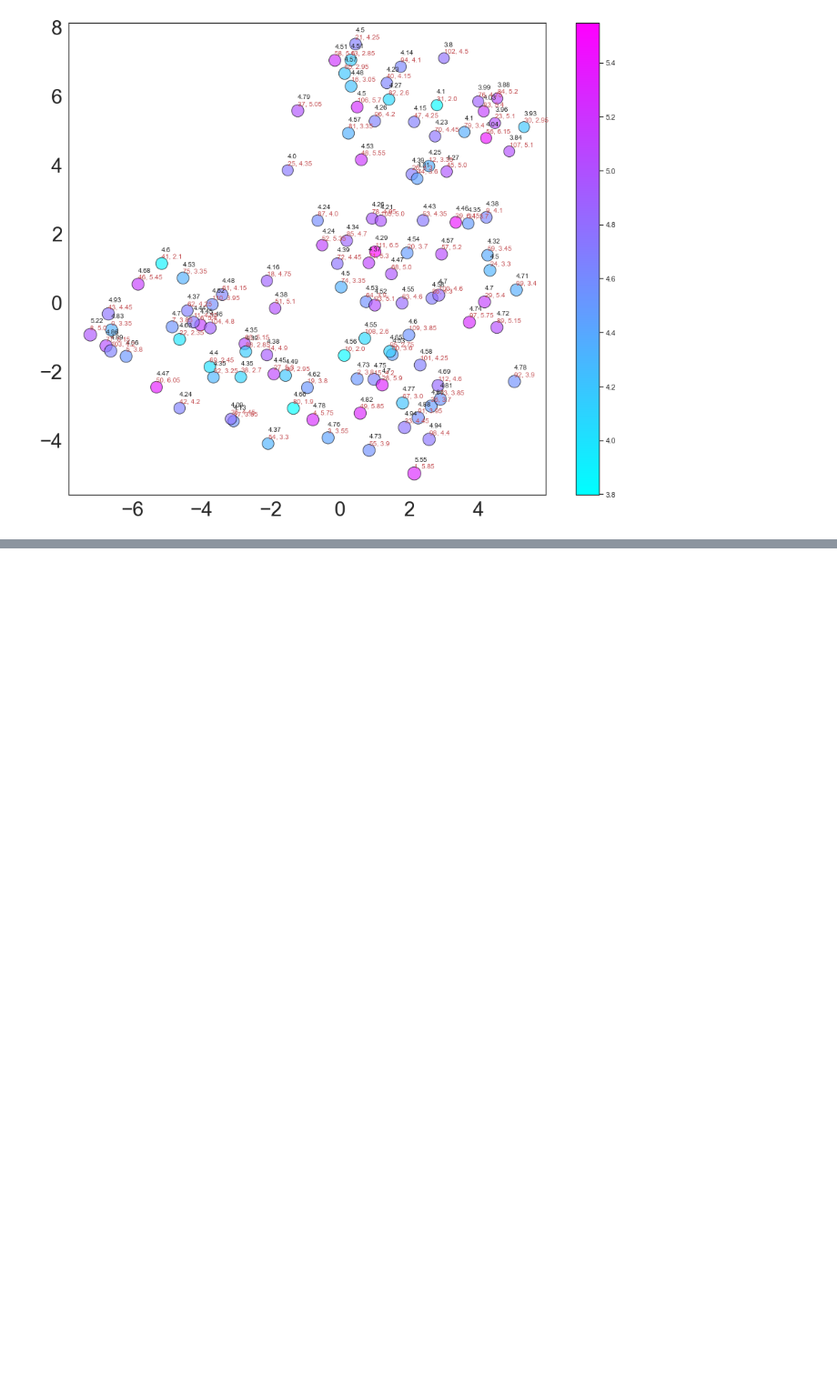
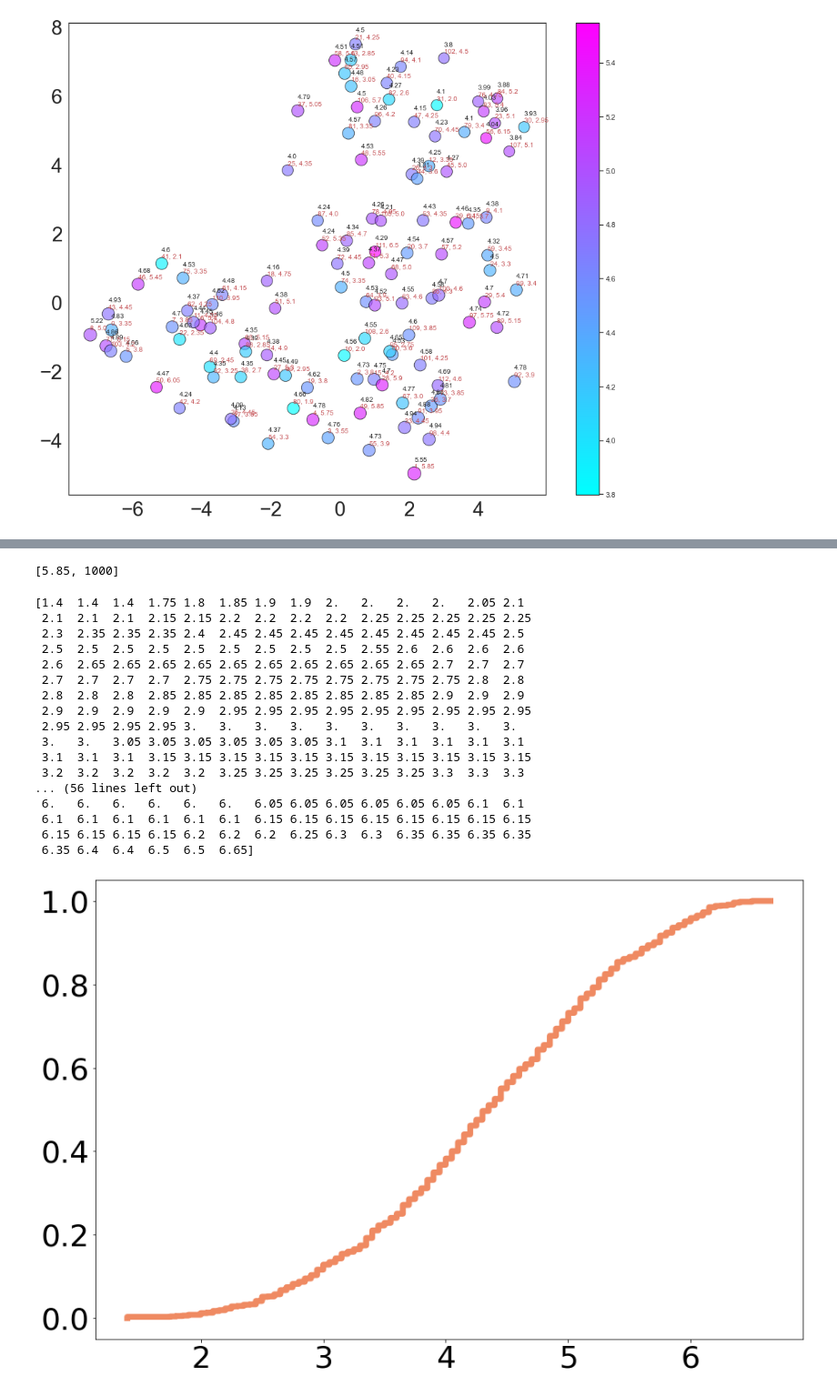
Before and after one commit to tr0up2r/satisfaction-classifier-with-xai, a Jupyter notebook: plotting.ipynb, the cells around one changed output, grey strips where cells are left out. Shown at 91% size. Drawn from its saved outputs; the diff is of its cells as text; code cells hidden in the pictures; blank space fills up the shorter version.

```diff
--- a/plotting.ipynb
+++ b/plotting.ipynb
@@ -232,0 +299,3 @@ t_sne(x_for_tsne, y_for_tsne, predicted_vals, true_vals, 'x', 'y')
+# %%
+post_df = pd.read_csv('../predicting-satisfaction-using-graphs/csv/dataset/liwc_post.csv', encoding='UTF-8')
+comment_df = pd.read_csv('../predicting-satisfaction-using-graphs/csv/dataset/liwc_comment.csv', encoding='UTF-8')
@@ -232,0 +318,5 @@ t_sne(x_for_tsne, y_for_tsne, predicted_vals, true_vals, 'x', 'y')
+# %%
+list_satisfaction = list(post_df['satisfaction'])
+list_tag = list(post_df['Segment'])
+list_post = list(post_df['content'])
+list_comment = list(comment_df['content'])
@@ -232,0 +328,25 @@ t_sne(x_for_tsne, y_for_tsne, predicted_vals, true_vals, 'x', 'y')
+# %%
+print(list_score_tag[999])
+# %% [output]
+[5.85, 1000]
+# %%
+draw_multiple_cdf_normalize_y([list_satisfaction], "satisfaction_score", colors, 'Satisfaction', legends, linestyles, False)
+# %% [output]
+[1.4  1.4  1.4  1.75 1.8  1.85 1.9  1.9  2.   2.   2.   2.   2.05 2.1
+ 2.1  2.1  2.1  2.15 2.15 2.2  2.2  2.2  2.2  2.25 2.25 2.25 2.25 2.25
+ 2.3  2.35 2.35 2.35 2.4  2.45 2.45 2.45 2.45 2.45 2.45 2.45 2.45 2.5
+ 2.5  2.5  2.5  2.5  2.5  2.5  2.5  2.5  2.5  2.55 2.6  2.6  2.6  2.6
+ 2.6  2.65 2.65 2.65 2.65 2.65 2.65 2.65 2.65 2.65 2.65 2.7  2.7  2.7
+ 2.7  2.7  2.7  2.7  2.75 2.75 2.75 2.75 2.75 2.75 2.75 2.75 2.8  2.8
+ 2.8  2.8  2.8  2.85 2.85 2.85 2.85 2.85 2.85 2.85 2.85 2.9  2.9  2.9
+ 2.9  2.9  2.9  2.9  2.9  2.95 2.95 2.95 2.95 2.95 2.95 2.95 2.95 2.95
+ 2.95 2.95 2.95 2.95 3.   3.   3.   3.   3.   3.   3.   3.   3.   3.
+ 3.   3.   3.05 3.05 3.05 3.05 3.05 3.05 3.1  3.1  3.1  3.1  3.1  3.1
+ 3.1  3.1  3.1  3.15 3.15 3.15 3.15 3.15 3.15 3.15 3.15 3.15 3.15 3.15
+ 3.2  3.2  3.2  3.2  3.2  3.25 3.25 3.25 3.25 3.25 3.25 3.3  3.3  3.3
+... (56 lines left out)
+ 6.   6.   6.   6.   6.   6.   6.05 6.05 6.05 6.05 6.05 6.05 6.1  6.1
+ 6.1  6.1  6.1  6.1  6.1  6.1  6.15 6.15 6.15 6.15 6.15 6.15 6.15 6.15
+ 6.15 6.15 6.15 6.15 6.2  6.2  6.2  6.25 6.3  6.3  6.35 6.35 6.35 6.35
+ 6.35 6.4  6.4  6.5  6.5  6.65]
+[figure, added]
```
Also changed, not shown: parts of 6 cells of this notebook, 1 other file.
